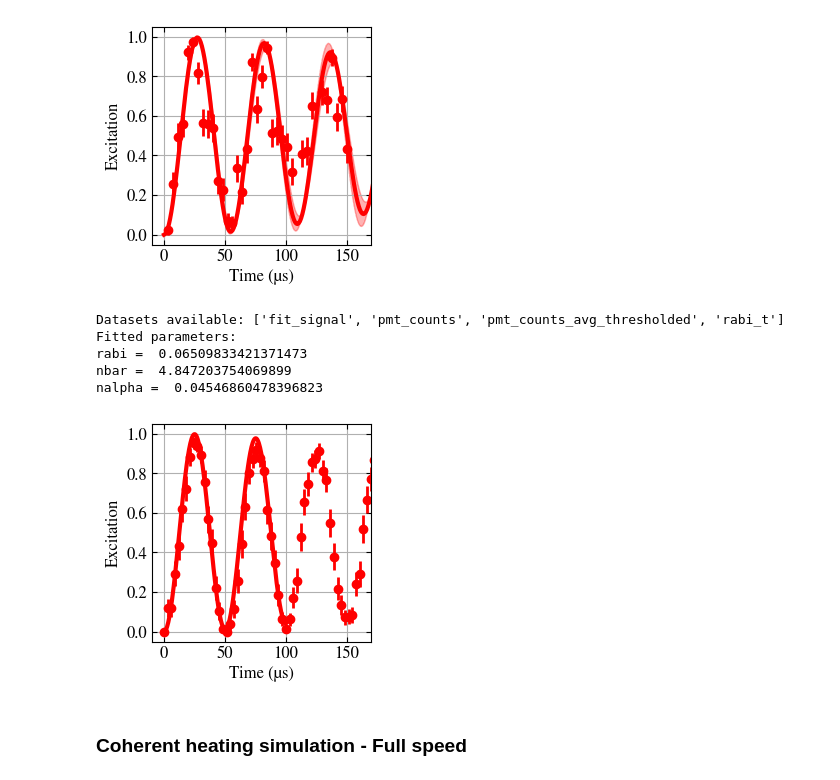
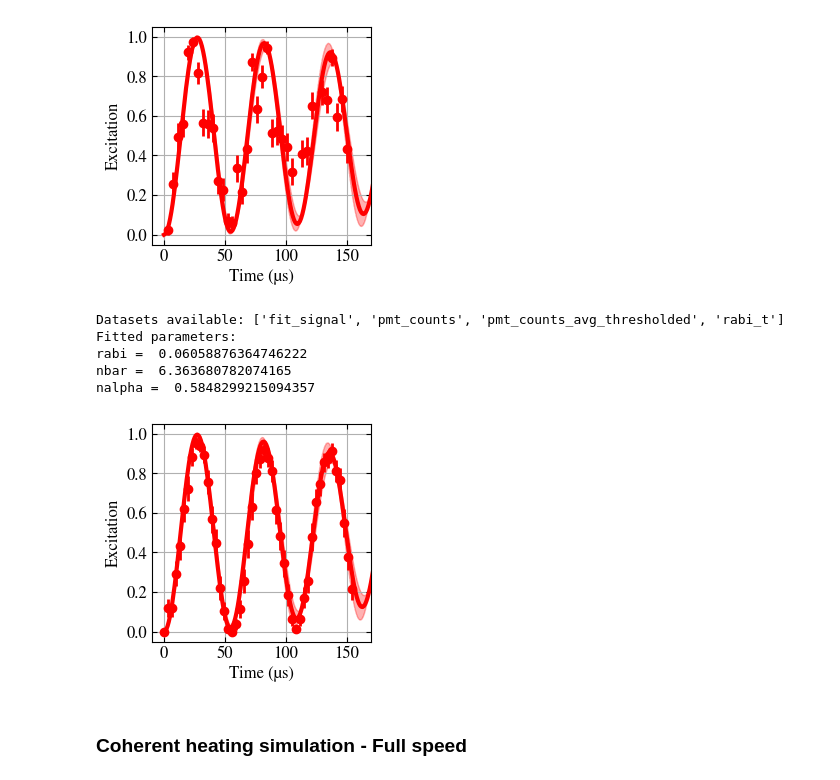
Before and after one commit to HaeffnerLab/Multiplexing, a Jupyter notebook: 24_ions_low_trap_coherence (new)_20250515.ipynb, the cells around one changed output. Cells and saved outputs as stored; diff of their text form; code cells hidden in the pictures.

```diff
--- a/24_ions_low_trap_coherence (new)_20250515.ipynb
+++ b/24_ions_low_trap_coherence (new)_20250515.ipynb
@@ -1990,11 +1990,11 @@ def file_loading(data_path, date, index, number, x='rabi_t', y='pmt_counts_avg_t
     return x_data, y_data, np.linspace(np.min(x_data), np.max(x_data), 300)
 
 rabi_t, pmt_counts_avg_thresholded, times = file_loading(data_path, date, index, number)
-rabi_t = np.array(rabi_t) * 3  # Convert list to numpy array if not already
+rabi_t = np.array(rabi_t) * 3.25  # Convert list to numpy array if not already
 pmt_counts_avg_thresholded = np.array(pmt_counts_avg_thresholded)
 
 # Remove unwanted indices if needed
-indices_to_remove = []  # Added 12 to the list
+indices_to_remove = [-1, -2, -3, -4, -5, -6, -7, -8, -9, -10, -11, -12, -13, -14, -15, -16,- 17, -18, -19, -20, -21, -22, -23, -24, -25, -26, -27, -28, -29, -30, -31, -32, -33, -34, -35, -36, -37, -38, -39, -40, -41, -42, -43, -44, -45, -46, -47, -48, -49, -50, -51, -52]  # Added 12 to the list
 keep_indices = np.ones(len(rabi_t), dtype=bool)  # Initially set all to True
 keep_indices[indices_to_remove] = False
 rabi_t = rabi_t[keep_indices]
@@ -2031,10 +2031,10 @@ nbar =  fitted_nbar
 nalpha = fitted_nalpha
 
 # You already have these lines in your code
-time = np.linspace(np.min(times), np.max(times), 200)
+time = np.linspace(np.min(rabi_t), np.max(rabi_t)+40, 200)
 
 # Running simulation for different nalpha values
-nbars = [nbar, nbar, nbar]
+nbars = [nbar-3, nbar, nbar+3]
 results = []
 
 for nbar in nbars:
@@ -2050,38 +2050,38 @@ np.save("./data/save_pmt_counts_avg_thresholded_shuttling_static.npy", pmt_count
 np.save("./data/save_rabi_t_shuttling_static_simulation.npy", time)
 np.save("./data/save_pmt_counts_avg_thresholded_shuttling_static_simulation.npy", results)
 
 rabi_t = np.load("./data/save_rabi_t_shuttling_static.npy")
 pmt_counts_avg_thresholded = np.load("./data/save_pmt_counts_avg_thresholded_shuttling_static.npy")
 time = np.load("./data/save_rabi_t_shuttling_static_simulation.npy")
 results = np.load("./data/save_pmt_counts_avg_thresholded_shuttling_static_simulation.npy")
 
 # Plotting
 plt.figure(figsize=(2.83, 2.83))
 errorbar = np.sqrt(pmt_counts_avg_thresholded * (1 - pmt_counts_avg_thresholded)) / np.sqrt(n_samples)
 plt.errorbar(rabi_t[:], pmt_counts_avg_thresholded[:], yerr=errorbar[:], fmt='o', c='red', lw=2, zorder=2, label='Data')
 # plt.scatter(rabi_t[:], pmt_counts_avg_thresholded[:], c='red', s=30, zorder=2, label='Data')
 # plt.errorbar(rabi_t[:], pmt_counts_avg_thresholded[:], yerr=errorbar[:], fmt='o', c='C0', lw=1, zorder=2, label='Data')
 plt.plot(time, results[1], c='red', lw=3, zorder=3, label=f'$\\bar{{n}}_{{th}} = {np.average(nbars):.1f} \\pm {(np.average(nbars) - nbars[0]):.1f}$')
 plt.plot(time, results[0], '--', c='red', lw=0.5, zorder=1, alpha=0.1)
 plt.plot(time, results[2], '--', c='red', lw=0.5, zorder=1, alpha=0.1)
-# plt.fill_between(time, results[0], results[2], color='red', alpha=0.3)
+plt.fill_between(time, results[0], results[2], color='red', alpha=0.3)
 # plt.title('9-ion rabi oscillation after half speed shuttling', fontdict={'family': 'STIXGeneral', 'size': 12})
 plt.xlabel(r'Time (µs)', fontdict={'family': 'STIXGeneral', 'size': 12})
 plt.ylabel(r'Excitation', fontdict={'family': 'STIXGeneral', 'size': 12})
 plt.ylim(-0.05, 1.05)
 plt.xlim(-10, 170)
 # plt.legend(loc='lower right')
 # plt.legend()
 plt.grid(True)
 plt.savefig('./outputs/shuttling/Rabi_9_ions_no_shuttling.pdf', format='pdf', bbox_inches='tight')
 plt.show()
 # %% [output]
 Datasets available: ['fit_signal', 'pmt_counts', 'pmt_counts_avg_thresholded', 'rabi_t']
 Fitted parameters:
-rabi =  0.06509833421371473
-nbar =  4.847203754069899
-nalpha =  0.04546860478396823
+rabi =  0.06058876364746222
+nbar =  6.363680782074165
+nalpha =  0.5848299215094357
-[figure, old version]
+[figure, new version]
 # %% [markdown]
 ### Coherent heating simulation - Full speed
 # %%
```
Also changed, not shown: 5 other files.
